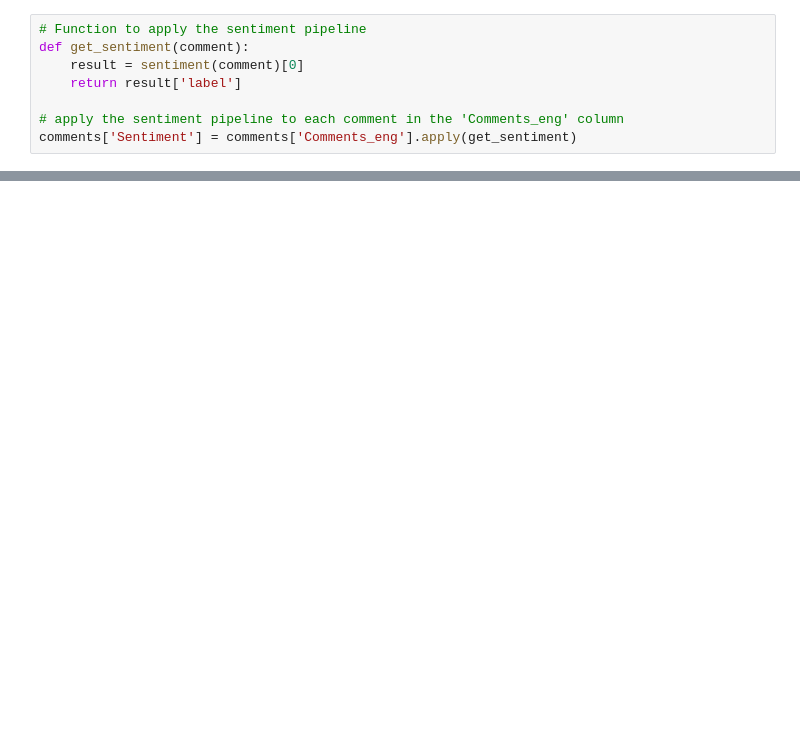
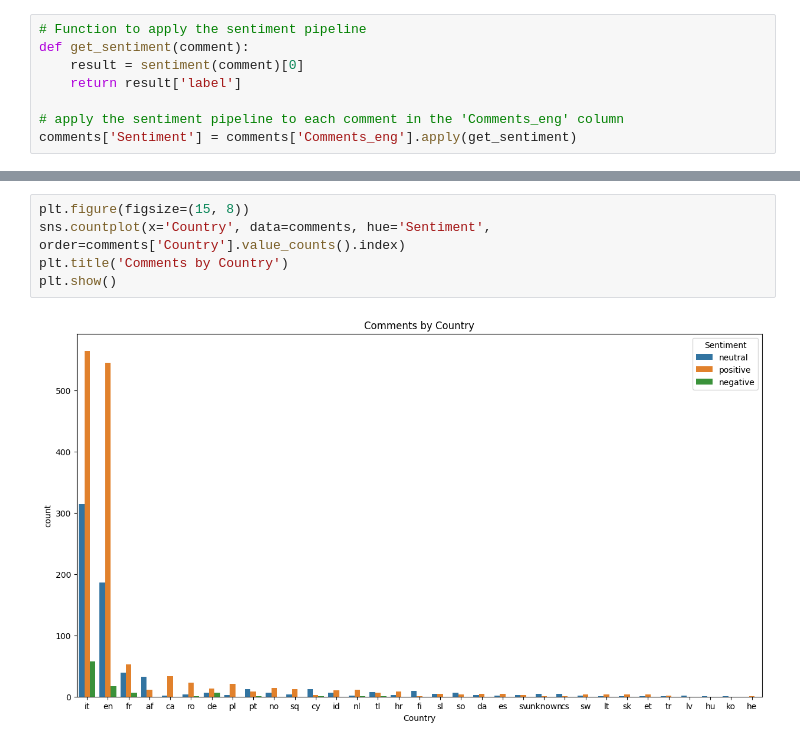
Before and after one commit to SalvoCancilla/Linkedin-Comments-Sentiment, a Jupyter notebook: BendingSpoons/LinkedinSentimentBendingSpoons.ipynb, the cells around one changed output, grey strips where cells are left out. Saved outputs shown, nothing was run; the diff lists cells and outputs as text; blank space fills up the shorter version.

```diff
--- a/BendingSpoons/LinkedinSentimentBendingSpoons.ipynb
+++ b/BendingSpoons/LinkedinSentimentBendingSpoons.ipynb
@@ -298,0 +311,7 @@ plt.show()
+# %%
+plt.figure(figsize=(15, 8))
+sns.countplot(x='Country', data=comments, hue='Sentiment', order=comments['Country'].value_counts().index)
+plt.title('Comments by Country')
+plt.show()
+# %% [output]
+[figure, added]
```
Also changed, not shown: parts of 21 cells of this notebook, 1 other file.
